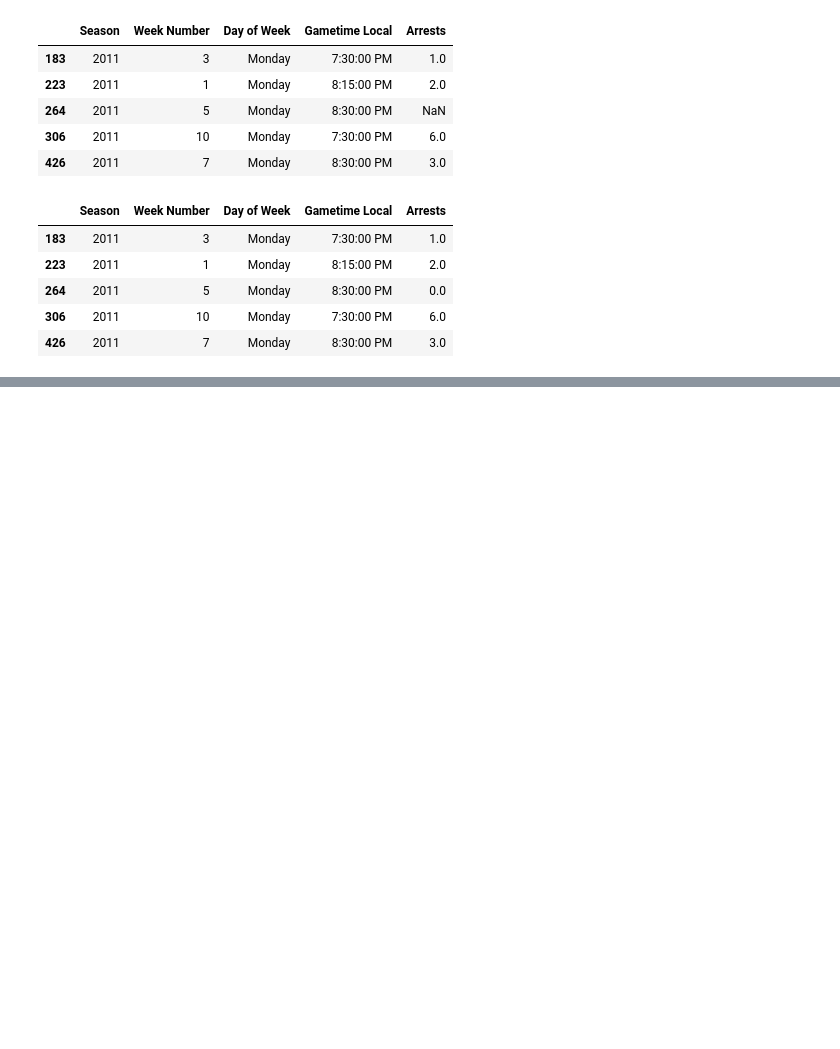
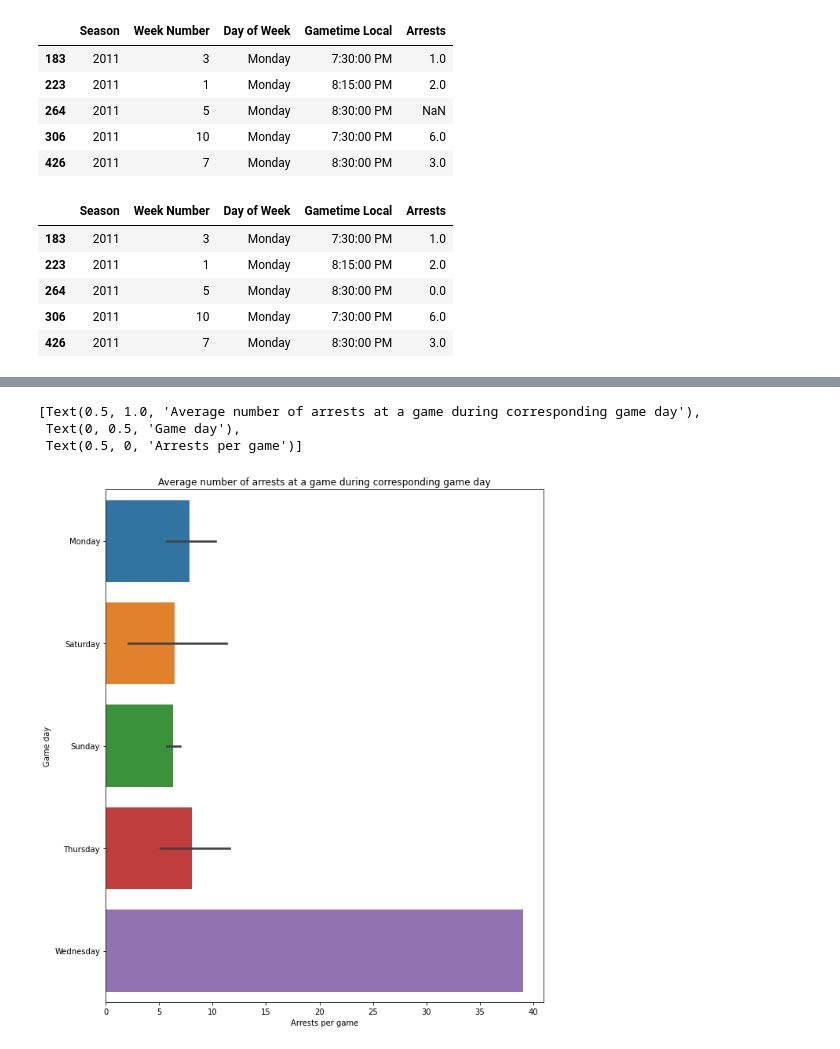
Before and after one commit to ubco-W2022T1-cosc301/project-group03, a Jupyter notebook: notebooks/analysis2.ipynb, the cells around one changed output, grey strips where cells are left out. Drawn from its saved outputs; the diff is of its cells as text; code cells hidden in the pictures; blank space fills up the shorter version.

```diff
--- a/notebooks/analysis2.ipynb
+++ b/notebooks/analysis2.ipynb
@@ -216,0 +270,8 @@ finaldf.head()
+# %%
+f, ax = plt.subplots(figsize=(10,12)) #Change figure size
+sns.barplot(x='Arrests', y = 'Day of Week', data=projectdf).set(title='Average number of arrests at a game during corresponding game day',ylabel='Game day', xlabel='Arrests per game') #PLot barplot
+# %% [output]
+[Text(0.5, 1.0, 'Average number of arrests at a game during corresponding game day'),
+ Text(0, 0.5, 'Game day'),
+ Text(0.5, 0, 'Arrests per game')]
+[figure, added]
```
Also changed, not shown: parts of 15 cells of this notebook, 2 other files.
